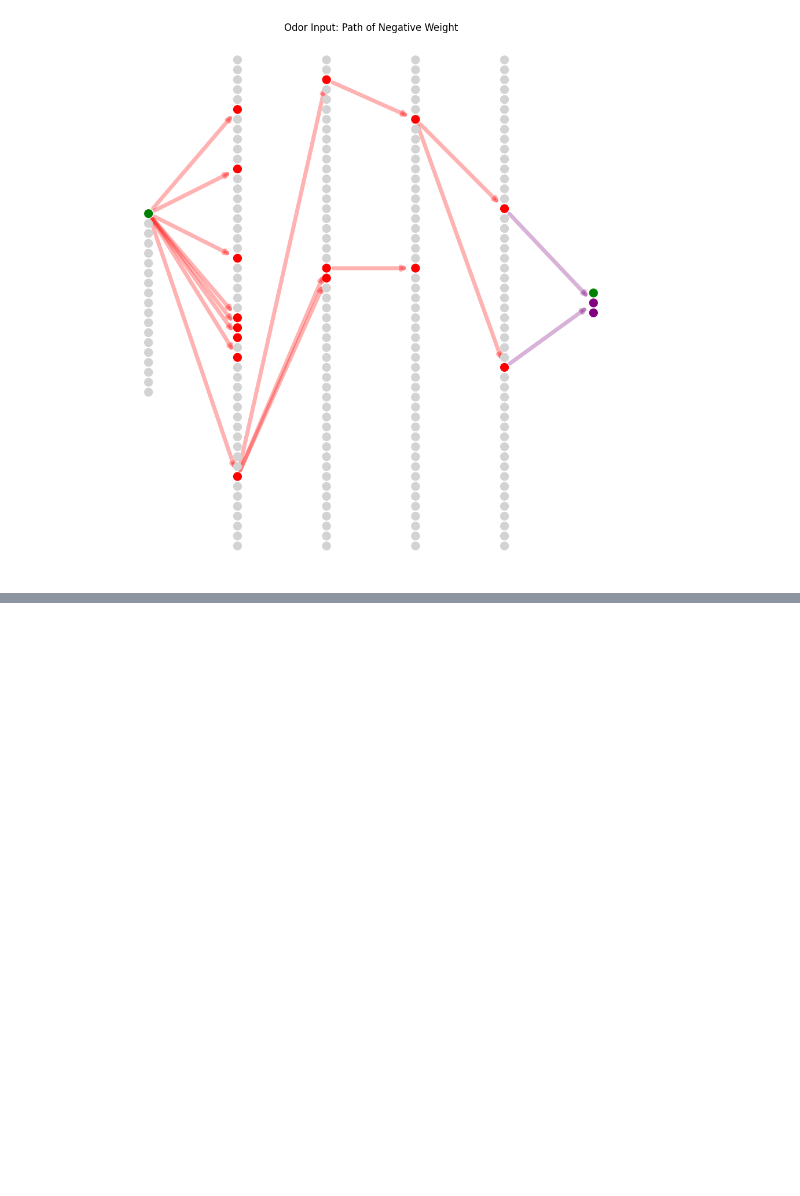
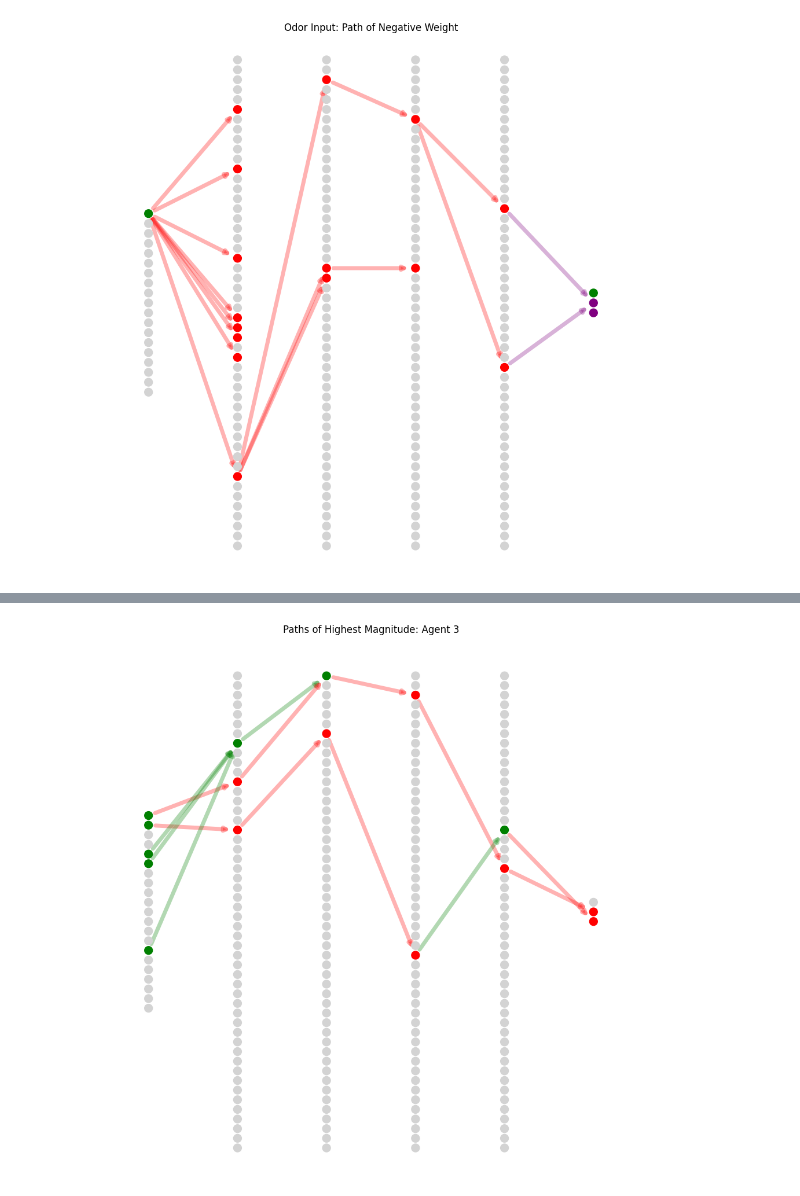
Before and after one commit to NiloufarRazmi/RL_Olfaction, a Jupyter notebook: cartesian_polar/neural-net-viz.ipynb, the cells around one changed output, grey strips where cells are left out. Drawn from its saved outputs; the diff is of its cells as text; code cells hidden in the pictures; blank space fills up the shorter version.

```diff
--- a/cartesian_polar/neural-net-viz.ipynb
+++ b/cartesian_polar/neural-net-viz.ipynb
@@ -302,0 +461,82 @@ plt.show()
+# %%
+# Create a directed graph
+G = nx.DiGraph()
+
+# Define layers
+layers = [21, 50, 50, 50, 50, 3]  # example layer sizes
+# we'll call every 10 nodes 100
+positions = {}  # for storing node positions
+layer_spacing = 1
+node_spacing = 1
+
+node_id = 0
+node_labels = {}
+
+for i, num_nodes in enumerate(layers):
+    for j in range(num_nodes):
+        G.add_node(node_id)
+        # Vertically align each layer, center it around y=0
+        x = i+5
+        y = -j * node_spacing + (num_nodes - 1) * node_spacing / 2
+        positions[node_id] = (x, y)
+        node_labels[node_id] = str(node_id)
+        node_id += 1
+
+
+# Draw nodes with color control
+node_colors = []
+for node in G.nodes:
+    if node in [1,187,5,28,71,4,14,0]:
+        node_colors.append("green")  # Highlight node 0
+    elif node in [37,77,150,223,123,191,222,32]:
+        node_colors.append('red')
+    elif node in []:
+        node_colors.append('purple')
+    else:
+        node_colors.append("lightgray")
+
+plt.figure(figsize=(12, 12))
+
+G.add_edge(1,37) # 172
+G.add_edge(37,77) # 74
+G.add_edge(77,150) # 307
+G.add_edge(150,187) # 177
+G.add_edge(187,223) # 2
+
+G.add_edge(5,28) # 87
+G.add_edge(28,71) # 5
+G.add_edge(71,123) # 36
+G.add_edge(123,191) # 188
+G.add_edge(191,222) # 1
+
+G.add_edge(4,28)
+
+G.add_edge(14,28)
+
+G.add_edge(0,32) # 120
+
+G.add_edge(32,71)
+
+
+
+edge_colors = []
+for edge in G.edges():
+    if edge in [(150,187),(5,28),(28,71),(4,28),(14,28)]:
+        edge_colors.append('green')
+    elif edge in []:
+        edge_colors.append('purple')
+    else:
+        edge_colors.append('red')
+
+
+
+nx.draw_networkx_nodes(G, positions, node_color=node_colors, node_size=100)
+nx.draw_networkx_edges(G, positions, alpha=0.3, edge_color=edge_colors, width=5)
+#nx.draw_networkx_labels(G, positions, labels=node_labels, font_size=6)
+
+plt.axis("off")
+plt.title("Paths of Highest Magnitude: Agent 3")
+plt.savefig('figures/highmagnitudepaths3.png', dpi=500)
+plt.show()
+# %% [output]
+[figure, added]
```
Also changed, not shown: parts of 2 cells of this notebook, 3 other files.
